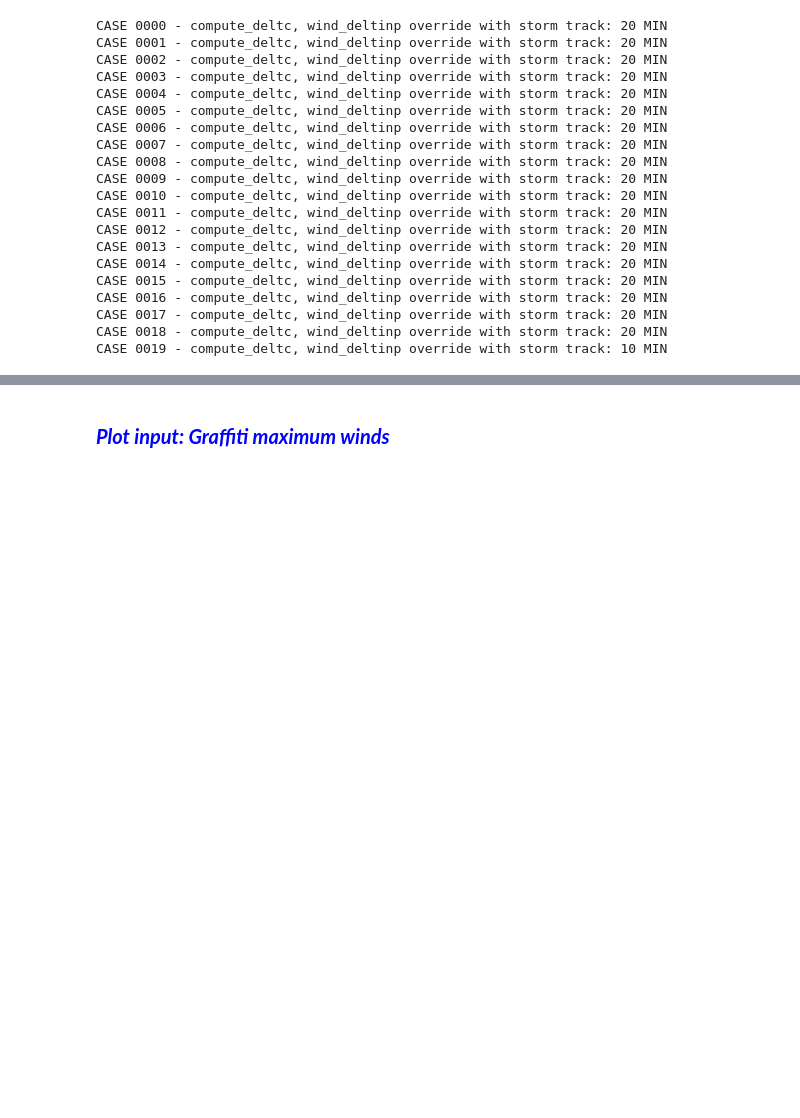
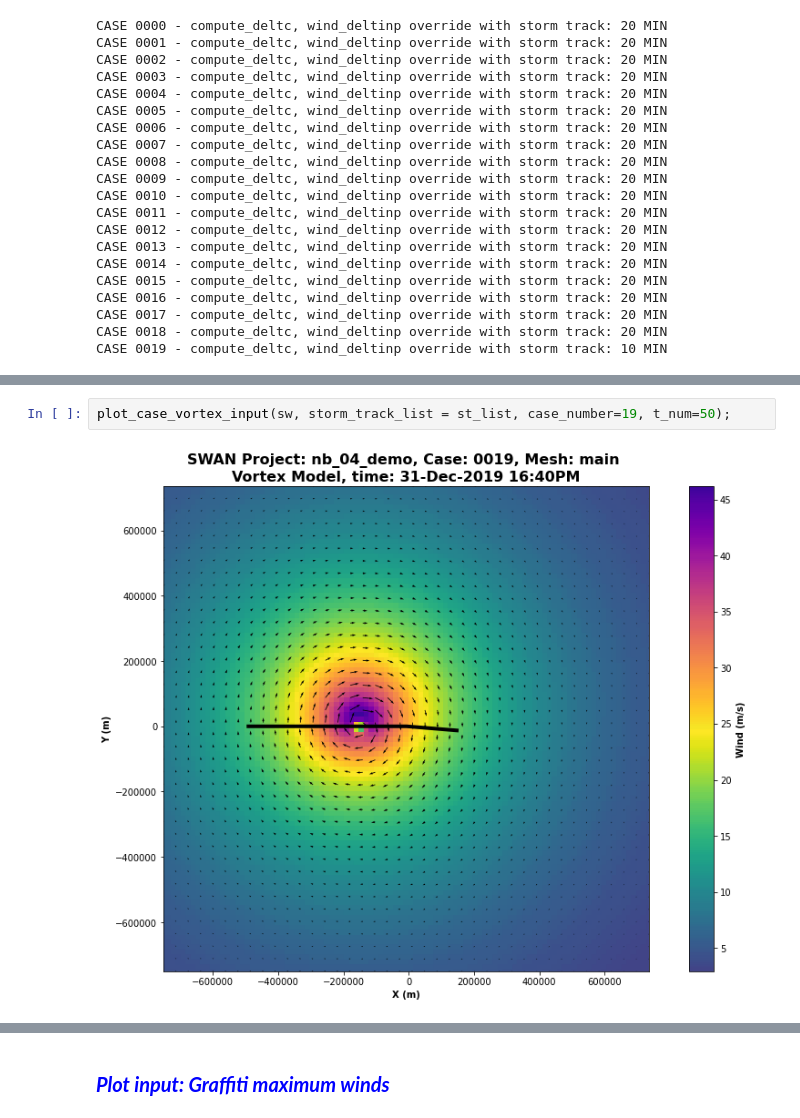
Before and after one commit to ripolln/hywaves, a Jupyter notebook: notebooks/hyswan/nb_04_demo_stopmotion.ipynb, the cells around one changed output, grey strips where cells are left out. Drawn from its saved outputs; the diff is of its cells as text; blank space fills up the shorter version.

```diff
--- a/notebooks/hyswan/nb_04_demo_stopmotion.ipynb
+++ b/notebooks/hyswan/nb_04_demo_stopmotion.ipynb
@@ -425,0 +373,4 @@ AttributeError: 'DataFrame' object has no attribute 'move'
+# %%
+plot_case_vortex_input(sw, storm_track_list = st_list, case_number=19, t_num=50);
+# %% [output]
+[figure, added]
```
Also changed, not shown: parts of 55 cells of this notebook, 1 other file.
